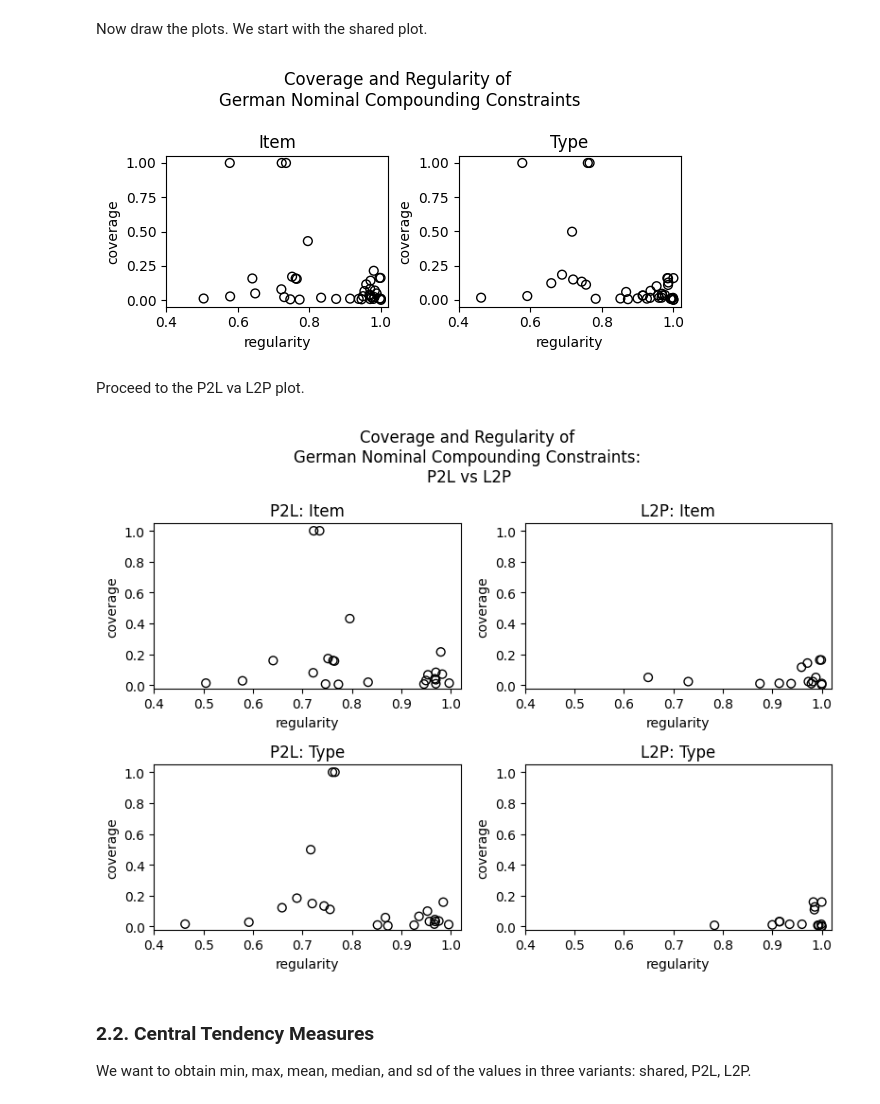
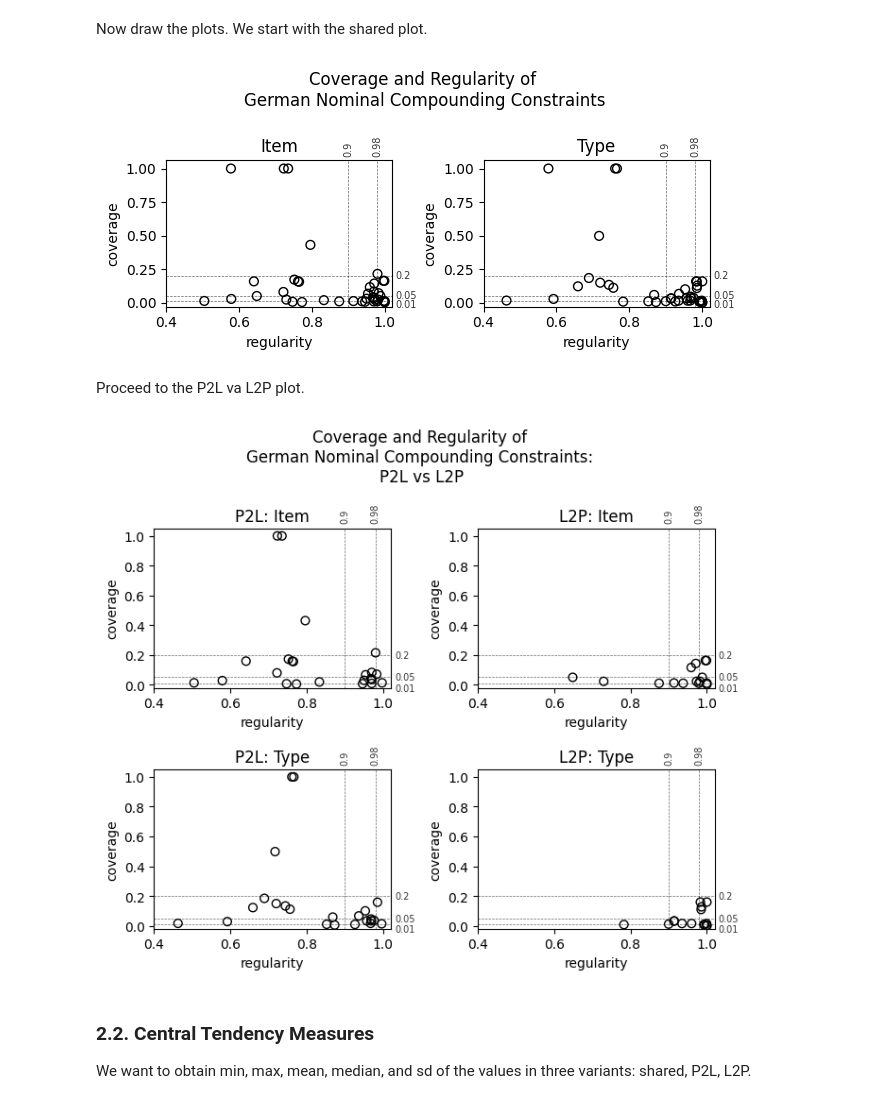
Before and after one commit to maxschmaltz/DieKonstraints, a Jupyter notebook: compounding/constraints/check_applicability/inspect.ipynb, the cells around one changed output. Drawn from its saved outputs; the diff is of its cells as text; code cells hidden in the pictures.

```diff
--- a/compounding/constraints/check_applicability/inspect.ipynb
+++ b/compounding/constraints/check_applicability/inspect.ipynb
@@ -228,8 +232,21 @@ dot_kw = {
     "edgecolors": "black",  # outline
     "s": 40                 # marker size
 }
+
+line_kw = {
+    "color": "black",
+    "linewidth": 0.5,
+    "linestyle": "--",
+    "alpha": 0.6
+}
+
+line_label_kw = {
+    "fontsize": 7,
+    "alpha": 0.8,
+    "clip_on": False
+}
 # %%
-fig, axes = plt.subplots(1, 2, figsize=(6, 3))
+fig, axes = plt.subplots(1, 2, figsize=(6.5, 3))
 
 # first, item cvg/reg values
 axes[0].scatter(
@@ -241,38 +258,58 @@ axes[0].set_xlabel("regularity")
 axes[0].set_ylabel("coverage")
 axes[0].set_title("Item")
 
 
 # first, type cvg/reg values
 axes[1].scatter(
     stats["reg_type"],
     stats["cvg_type"],
     **dot_kw
 )
 axes[1].set_xlabel("regularity")
 axes[1].set_ylabel("coverage")
 axes[1].set_title("Type")
 
 for ax in axes:
+
     ax.set_xlim(0.4, 1.02)
+    ax.set_ylim(-0.03, 1.06)
+
+    # horizontal lines for coverage
+    for y in [0.01, 0.05, 0.2]:
+        ax.axhline(y=y, **line_kw)
+        ax.text(
+            1.03, y - (0.03 * (y == 0.01)), y,
+            va="center", ha="left", **line_label_kw
+        )
+
+    # vertical lines for regularity
+    for x in [0.9, 0.98]:
+        ax.axvline(x=x, **line_kw)
+        ax.text(
+            x, 1.085, x,
+            va="bottom", ha="center",
+            rotation=90, **line_label_kw
+        )
+
 
 
 fig.suptitle(
     "Coverage and Regularity of \n"
     "German Nominal Compounding Constraints"
 )
 
 plt.tight_layout()
 plt.savefig(
     os.path.join(pt2_dir, "cov_reg_shared.png"),
     dpi=1200
 )
 plt.show()
 # %% [output]
-[figure, old version]
+[figure, new version]
 # %% [markdown]
 Proceed to the P2L va L2P plot.
 # %%
-fig, axes = plt.subplots(2, 2, figsize=(8, 6))
+fig, axes = plt.subplots(2, 2, figsize=(7, 6))
 
 p2l_stats = stats[stats.index.str.startswith("p2l")]
 l2p_stats = stats[stats.index.str.startswith("l2p")]
@@ -322,14 +359,32 @@ axes[1, 1].set_title("L2P: Type")
 
 
 for ax in axes.flatten():
+
     ax.set_xlim(0.4, 1.02)
     ax.set_ylim(-0.02, 1.05)
+
+    # horizontal lines for coverage
+    for y in [0.01, 0.05, 0.2]:
+        ax.axhline(y=y, **line_kw)
+        ax.text(
+            1.03, y - (0.03 * (y == 0.01)), y,
+            va="center", ha="left", **line_label_kw
+        )
+
+    # vertical lines for regularity
+    for x in [0.9, 0.98]:
+        ax.axvline(x=x, **line_kw)
+        ax.text(
+            x, 1.085, x,
+            va="bottom", ha="center",
+            rotation=90, **line_label_kw
+        )
 
 
 fig.suptitle(
     "Coverage and Regularity of \n"
     "German Nominal Compounding Constraints: \n"
-    "P2L vs L2P"
+    "P2L vs. L2P"
 )
 
 plt.tight_layout()
@@ -339,7 +394,7 @@ plt.savefig(
 )
 plt.show()
 # %% [output]
-[figure, old version]
+[figure, new version]
 # %% [markdown]
 ### 2.2. Central Tendency Measures
 
```
Also changed, not shown: parts of 5 cells of this notebook.
